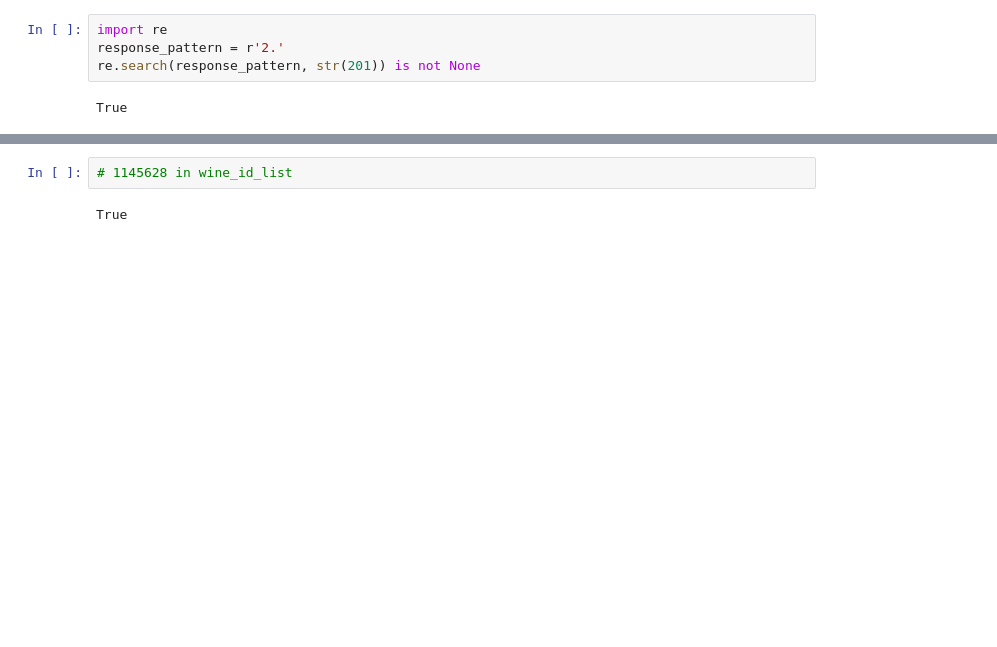
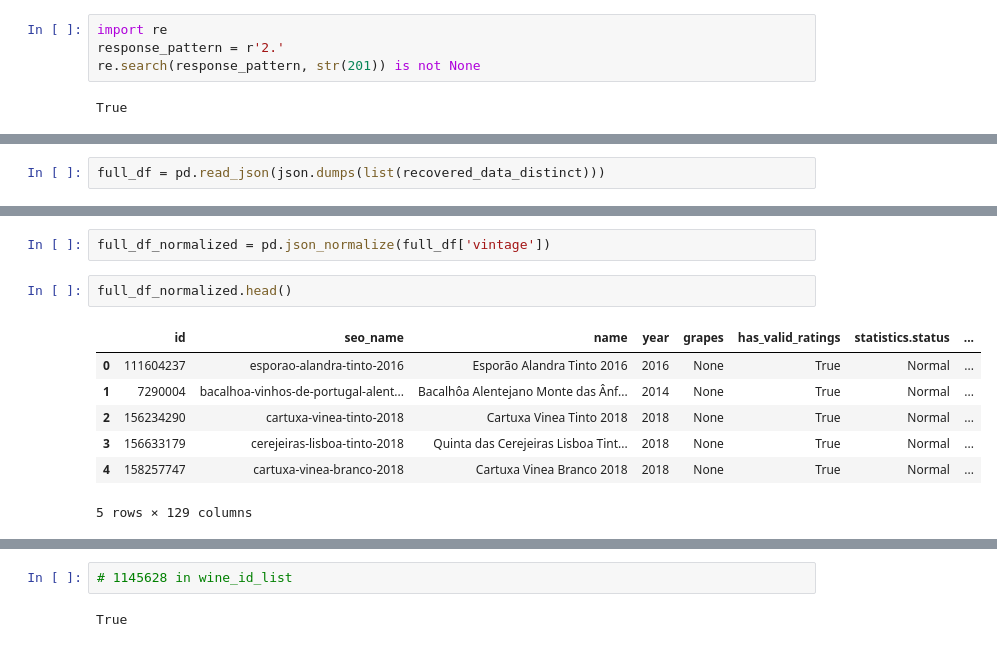
Before and after one commit to sveta-egorova/wine, a Jupyter notebook: vivino_crawler.ipynb, the cells around one changed output, grey strips where cells are left out. Drawn from its saved outputs; the diff is of its cells as text; blank space fills up the shorter version.

```diff
--- a/vivino_crawler.ipynb
+++ b/vivino_crawler.ipynb
@@ -2036,0 +1919,2 @@ def extract_reviews_to_df(page, headers, df):
+# %%
+full_df = pd.read_json(json.dumps(list(recovered_data_distinct)))
@@ -2036,0 +1930,12 @@ def extract_reviews_to_df(page, headers, df):
+# %%
+full_df_normalized = pd.json_normalize(full_df['vintage'])
+# %%
+full_df_normalized.head()
+# %% [output]
+|  | id | seo_name | name | year | grapes | has_valid_ratings | statistics.status | ... |
+| 0 | 111604237 | esporao-alandra-tinto-2016 | Esporão Alandra Tinto 2016 | 2016 | None | True | Normal | ... |
+| 1 | 7290004 | bacalhoa-vinhos-de-portugal-alent... | Bacalhôa Alentejano Monte das Ânf... | 2014 | None | True | Normal | ... |
+| 2 | 156234290 | cartuxa-vinea-tinto-2018 | Cartuxa Vinea Tinto 2018 | 2018 | None | True | Normal | ... |
+| 3 | 156633179 | cerejeiras-lisboa-tinto-2018 | Quinta das Cerejeiras Lisboa Tint... | 2018 | None | True | Normal | ... |
+| 4 | 158257747 | cartuxa-vinea-branco-2018 | Cartuxa Vinea Branco 2018 | 2018 | None | True | Normal | ... |
+5 rows × 129 columns
```
Also changed, not shown: parts of 115 cells of this notebook, 4 other files.
